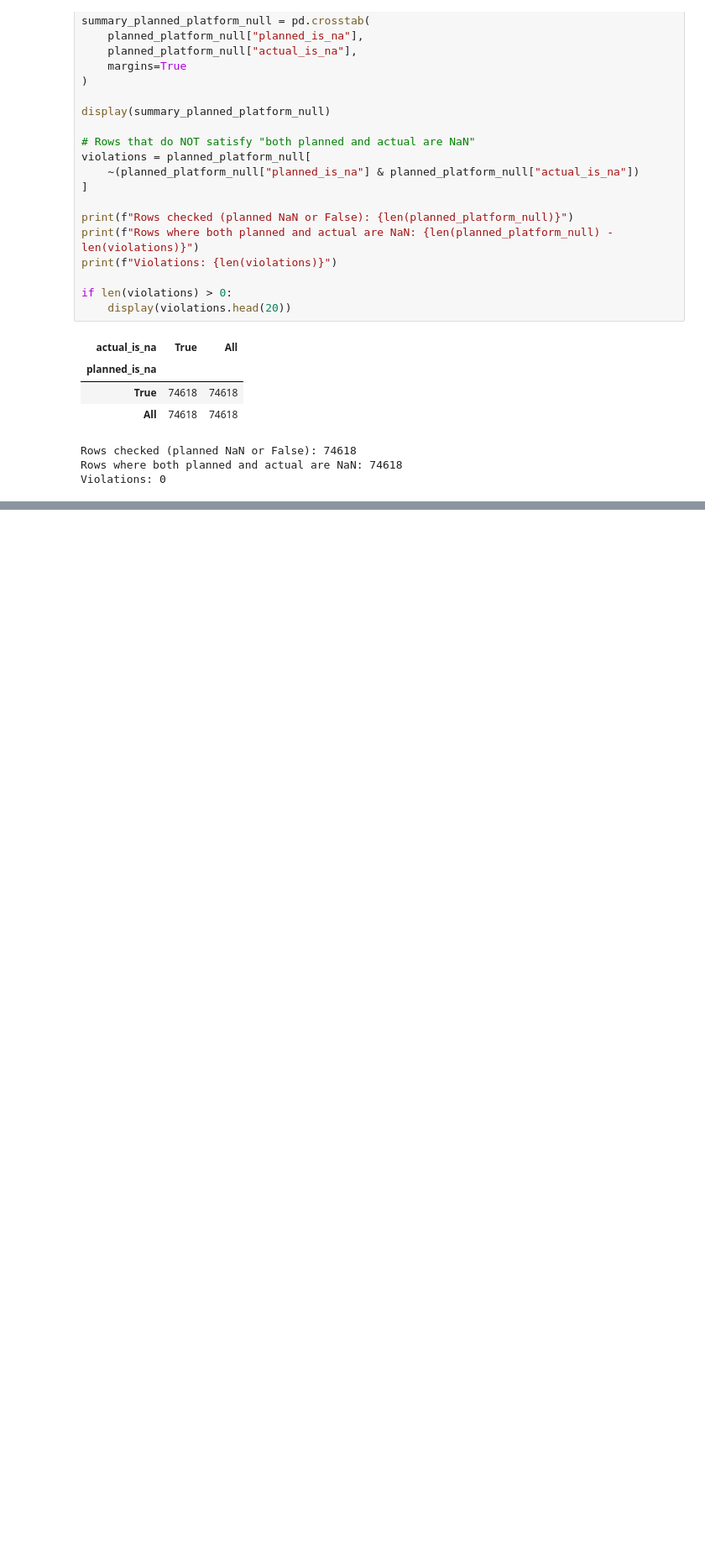
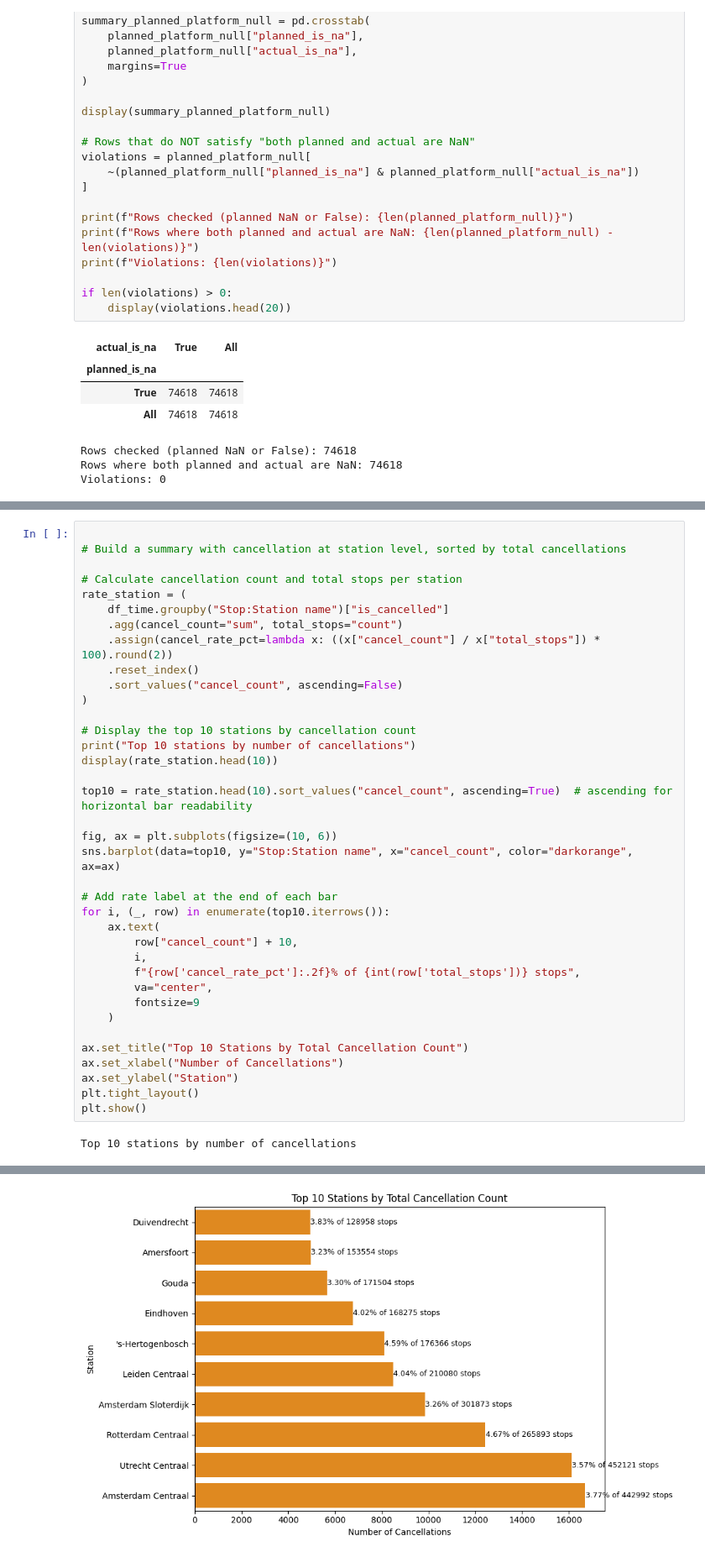
Before and after one commit to ywang0202/master_thesis, a Jupyter notebook: eda_disruptions_weather_final.ipynb, the cells around one changed output, grey strips where cells are left out. Shown at 84% size. Drawn from its saved outputs; the diff is of its cells as text; blank space fills up the shorter version.

```diff
--- a/eda_disruptions_weather_final.ipynb
+++ b/eda_disruptions_weather_final.ipynb
@@ -1180,0 +1254,39 @@ cancelled_columns.groupby([
+# %%
+
+# Build a summary with cancellation at station level, sorted by total cancellations
+
+# Calculate cancellation count and total stops per station
+rate_station = (
+    df_time.groupby("Stop:Station name")["is_cancelled"]
+    .agg(cancel_count="sum", total_stops="count")
+    .assign(cancel_rate_pct=lambda x: ((x["cancel_count"] / x["total_stops"]) * 100).round(2))
+    .reset_index()
+    .sort_values("cancel_count", ascending=False)
+)
+
+# Display the top 10 stations by cancellation count
+print("Top 10 stations by number of cancellations")
+display(rate_station.head(10))
+
+top10 = rate_station.head(10).sort_values("cancel_count", ascending=True)  # ascending for horizontal bar readability
+
+fig, ax = plt.subplots(figsize=(10, 6))
+sns.barplot(data=top10, y="Stop:Station name", x="cancel_count", color="darkorange", ax=ax)
+
+# Add rate label at the end of each bar
+for i, (_, row) in enumerate(top10.iterrows()):
+    ax.text(
+        row["cancel_count"] + 10,
+        i,
+        f"{row['cancel_rate_pct']:.2f}% of {int(row['total_stops'])} stops",
+        va="center",
+        fontsize=9
+    )
+
+ax.set_title("Top 10 Stations by Total Cancellation Count")
+ax.set_xlabel("Number of Cancellations")
+ax.set_ylabel("Station")
+plt.tight_layout()
+plt.show()
+# %% [output]
+Top 10 stations by number of cancellations
@@ -1180,0 +1304 @@ cancelled_columns.groupby([
+[figure, added]
```
Also changed, not shown: parts of 8 cells of this notebook.
